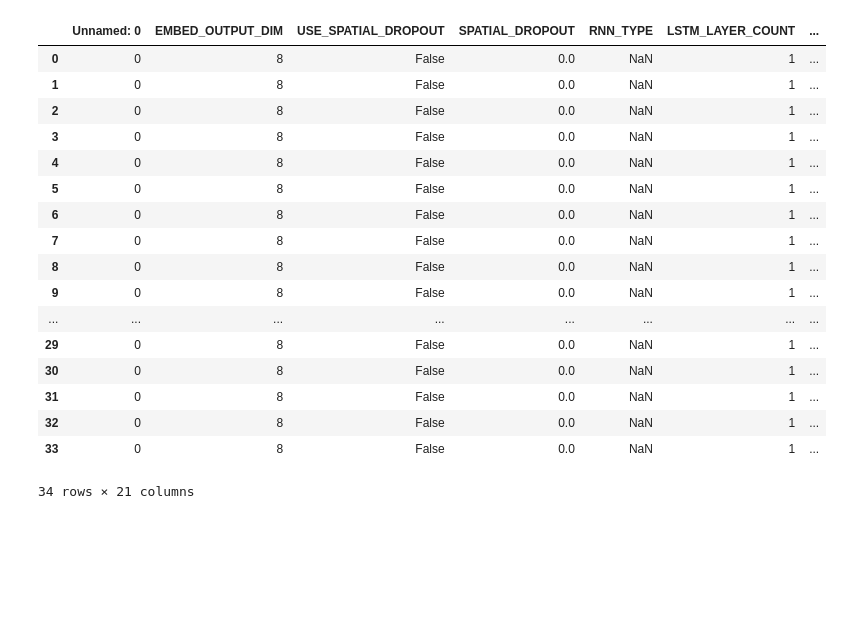
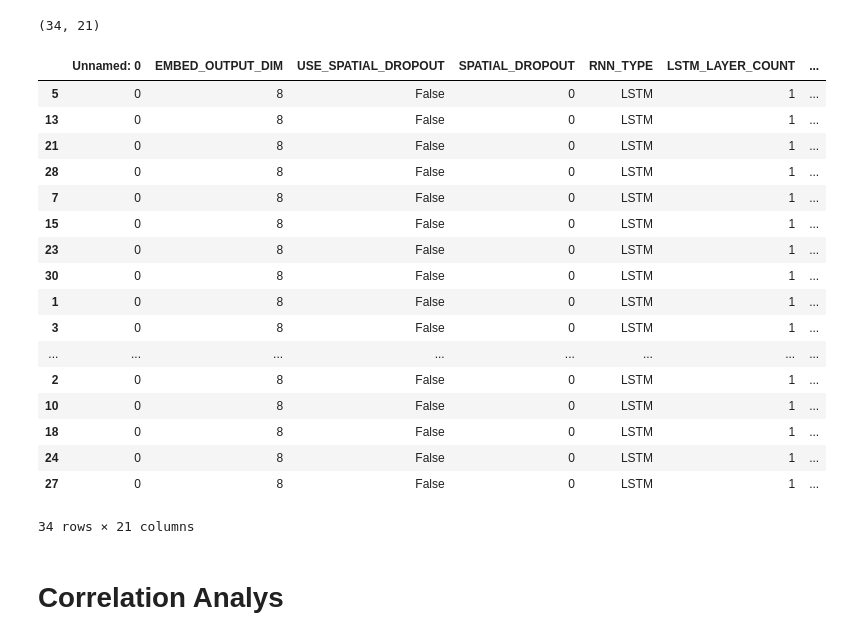
Before and after one commit to will-hill/Yelp_NLP, a Jupyter notebook: 5.Param_Search_Results.ipynb, the cells around one changed output. Drawn from its saved outputs; the diff is of its cells as text; code cells hidden in the pictures; blank space fills up the shorter version.

```diff
--- a/5.Param_Search_Results.ipynb
+++ b/5.Param_Search_Results.ipynb
@@ -5,21 +1,27 @@ results = pd.read_csv('results.csv')
-# %%
-results
-# %% [output]
-|  | Unnamed: 0 | EMBED_OUTPUT_DIM | USE_SPATIAL_DROPOUT | SPATIAL_DROPOUT | RNN_TYPE | LSTM_LAYER_COUNT | ... |
-| 0 | 0 | 8 | False | 0.0 | NaN | 1 | ... |
-| 1 | 0 | 8 | False | 0.0 | NaN | 1 | ... |
-| 2 | 0 | 8 | False | 0.0 | NaN | 1 | ... |
-| 3 | 0 | 8 | False | 0.0 | NaN | 1 | ... |
-| 4 | 0 | 8 | False | 0.0 | NaN | 1 | ... |
-| 5 | 0 | 8 | False | 0.0 | NaN | 1 | ... |
-| 6 | 0 | 8 | False | 0.0 | NaN | 1 | ... |
-| 7 | 0 | 8 | False | 0.0 | NaN | 1 | ... |
-| 8 | 0 | 8 | False | 0.0 | NaN | 1 | ... |
-| 9 | 0 | 8 | False | 0.0 | NaN | 1 | ... |
-| ... | ... | ... | ... | ... | ... | ... | ... |
-| 29 | 0 | 8 | False | 0.0 | NaN | 1 | ... |
-| 30 | 0 | 8 | False | 0.0 | NaN | 1 | ... |
-| 31 | 0 | 8 | False | 0.0 | NaN | 1 | ... |
-| 32 | 0 | 8 | False | 0.0 | NaN | 1 | ... |
-| 33 | 0 | 8 | False | 0.0 | NaN | 1 | ... |
-34 rows × 21 columns
+# %%
+import pandas as pd
+results = pd.read_csv('results.csv')
+print(results.shape)
+results.sort_values(by=['acc','DATA_SIZE'], ascending=False)
+# %% [output]
+(34, 21)
+|  | Unnamed: 0 | EMBED_OUTPUT_DIM | USE_SPATIAL_DROPOUT | SPATIAL_DROPOUT | RNN_TYPE | LSTM_LAYER_COUNT | ... |
+| 5 | 0 | 8 | False | 0 | LSTM | 1 | ... |
+| 13 | 0 | 8 | False | 0 | LSTM | 1 | ... |
+| 21 | 0 | 8 | False | 0 | LSTM | 1 | ... |
+| 28 | 0 | 8 | False | 0 | LSTM | 1 | ... |
+| 7 | 0 | 8 | False | 0 | LSTM | 1 | ... |
+| 15 | 0 | 8 | False | 0 | LSTM | 1 | ... |
+| 23 | 0 | 8 | False | 0 | LSTM | 1 | ... |
+| 30 | 0 | 8 | False | 0 | LSTM | 1 | ... |
+| 1 | 0 | 8 | False | 0 | LSTM | 1 | ... |
+| 3 | 0 | 8 | False | 0 | LSTM | 1 | ... |
+| ... | ... | ... | ... | ... | ... | ... | ... |
+| 2 | 0 | 8 | False | 0 | LSTM | 1 | ... |
+| 10 | 0 | 8 | False | 0 | LSTM | 1 | ... |
+| 18 | 0 | 8 | False | 0 | LSTM | 1 | ... |
+| 24 | 0 | 8 | False | 0 | LSTM | 1 | ... |
+| 27 | 0 | 8 | False | 0 | LSTM | 1 | ... |
+34 rows × 21 columns
+# %% [markdown]
+# Correlation Analys
```
Also changed, not shown: parts of 5 cells of this notebook, 5 other files.
